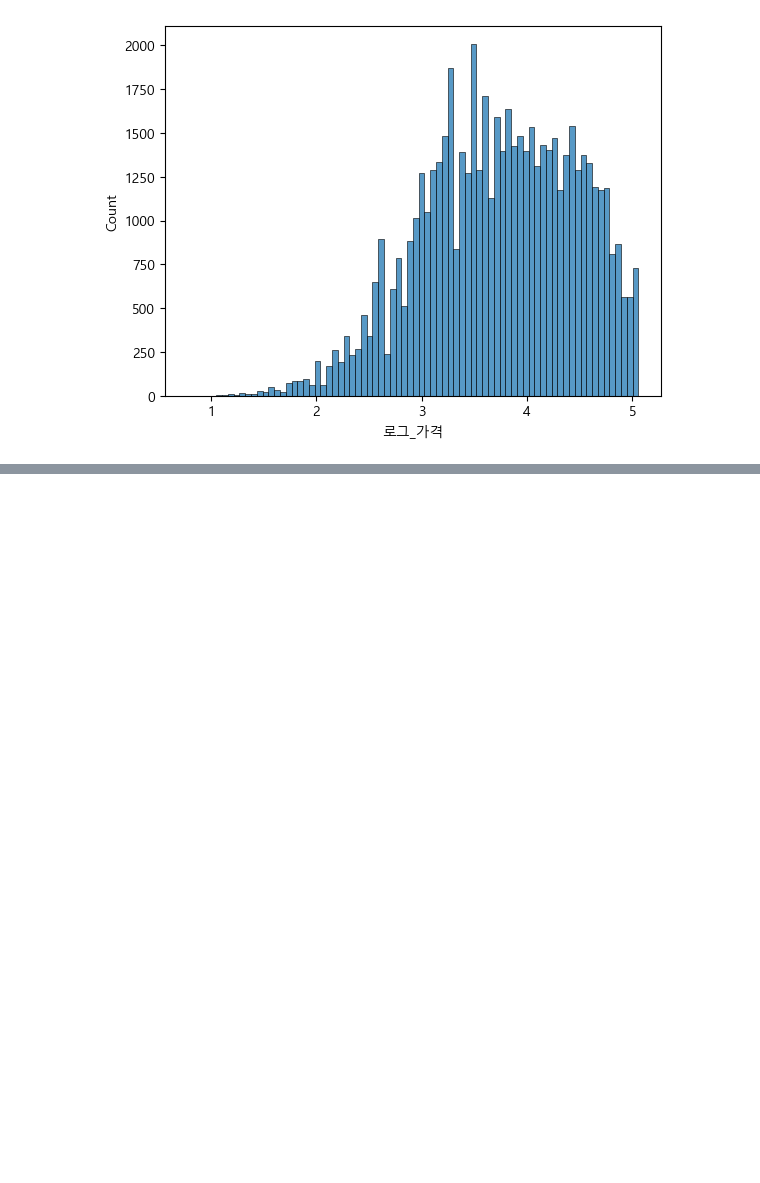
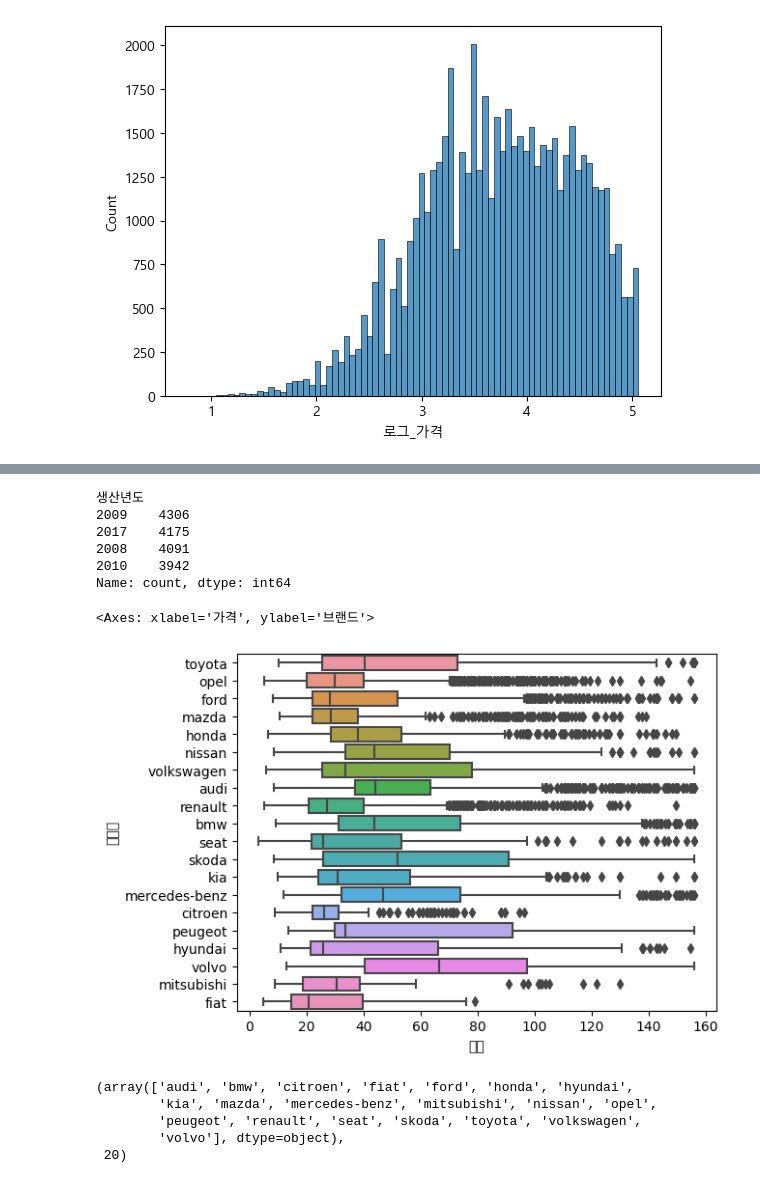
Before and after one commit to woojooc/ML_Car, a Jupyter notebook: jm/dacon/EDA.ipynb, the cells around one changed output, grey strips where cells are left out. Cells and saved outputs as stored; diff of their text form; code cells hidden in the pictures; blank space fills up the shorter version.

```diff
--- a/jm/dacon/EDA.ipynb
+++ b/jm/dacon/EDA.ipynb
@@ -141,0 +213,30 @@ sns.boxplot(x='가격',y='브랜드',data=train_df)
+# %%
+# 상위 1개 연식(생산년도)
+most4_prd = train_df['생산년도'].value_counts().index[:4]
+most4_prd = list(most4_prd)
+most4_prd_df = train_df[train_df['생산년도'].isin(most4_prd)]
+most4_prd_df['생산년도'].value_counts()
+# %% [output]
+생산년도
+2009    4306
+2017    4175
+2008    4091
+2010    3942
+Name: count, dtype: int64
+# %%
+sns.boxplot(x='가격',y='브랜드',data=most4_prd_df)
+# %% [output]
+<Axes: xlabel='가격', ylabel='브랜드'>
+[figure, added]
+# %%
+import numpy as np
+import matplotlib.pyplot as plt
+
+brand_names = np.unique(train_df['브랜드'].values)
+brand_names ,len(brand_names)
+# %% [output]
+(array(['audi', 'bmw', 'citroen', 'fiat', 'ford', 'honda', 'hyundai',
+        'kia', 'mazda', 'mercedes-benz', 'mitsubishi', 'nissan', 'opel',
+        'peugeot', 'renault', 'seat', 'skoda', 'toyota', 'volkswagen',
+        'volvo'], dtype=object),
+ 20)
```
Also changed, not shown: parts of 13 cells of this notebook, 2 other files.
